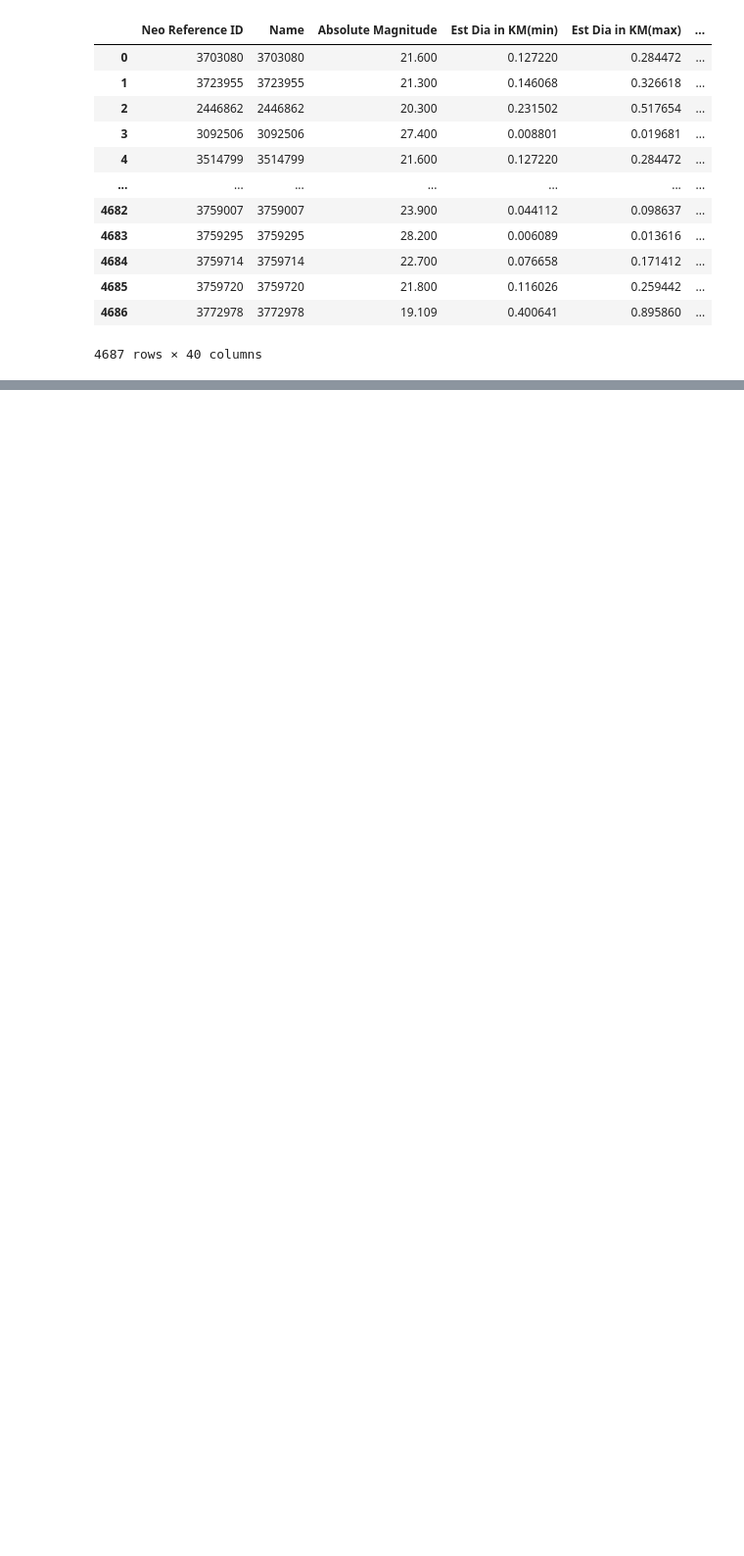
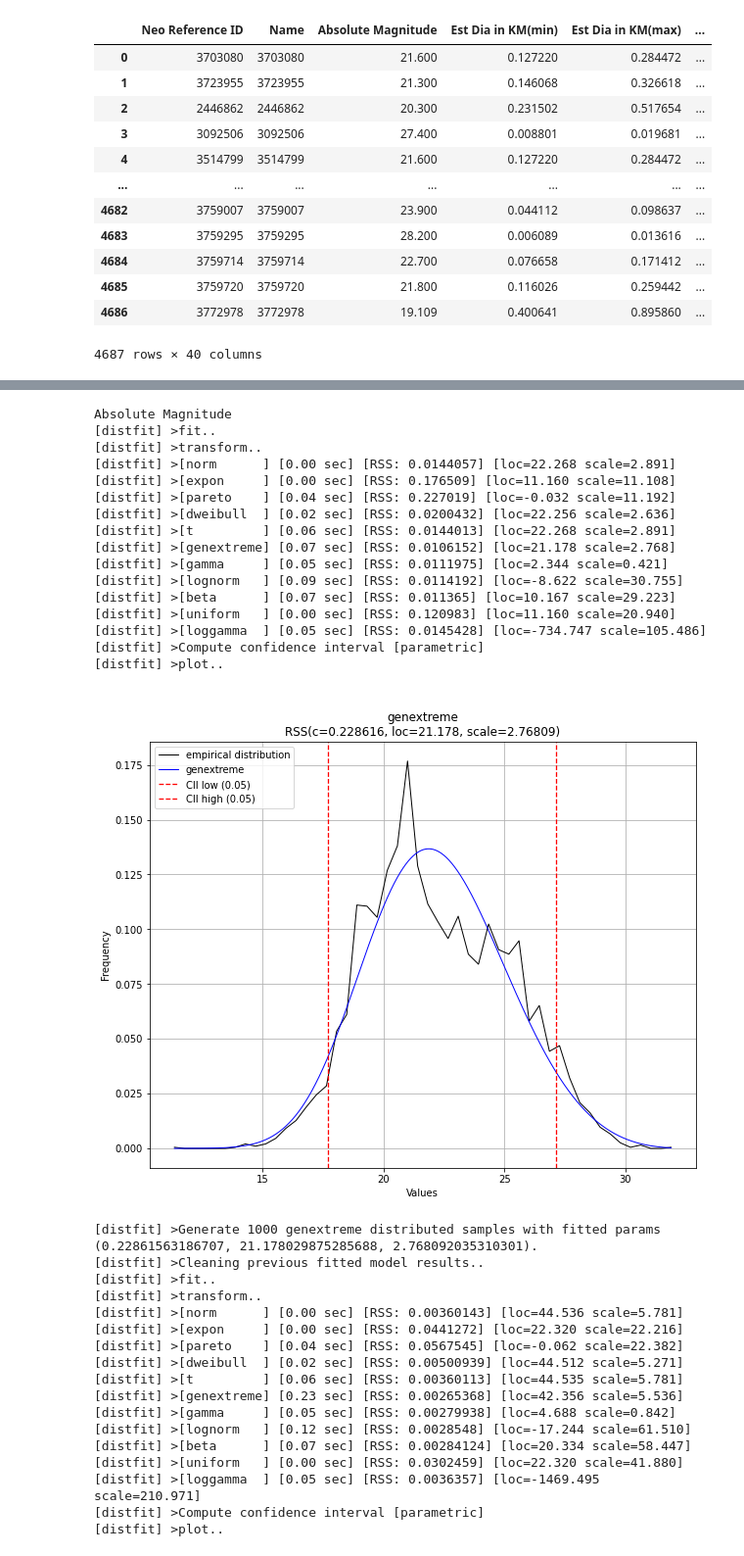
Before and after one commit to thepycoder/asteroid_example, a Jupyter notebook: experimentation/test_json.ipynb, the cells around one changed output, grey strips where cells are left out. Shown at 98% size. Saved outputs shown, nothing was run; the diff lists cells and outputs as text; code cells hidden in the pictures; blank space fills up the shorter version.

```diff
--- a/experimentation/test_json.ipynb
+++ b/experimentation/test_json.ipynb
@@ -48,0 +74,62 @@ b'{"y":[1.0000041723251343]}'
+# %%
+import matplotlib.pyplot as plt
+from distfit import distfit
+
+dist = distfit(todf=True)
+# %%
+synthetic_data = dict()
+synthetic_data_drift = dict()
+
+selected_columns = ['Absolute Magnitude', 'avg_dia', 'Relative Velocity km per hr', 'Miss Dist.(kilometers)', 'Orbit Uncertainity',
+                    'Minimum Orbit Intersection', 'Jupiter Tisserand Invariant', 'Epoch Osculation', 'Eccentricity', 'Semi Major Axis',
+                    'Inclination', 'Asc Node Longitude', 'Orbital Period', 'Perihelion Distance', 'Perihelion Arg',
+                    'Aphelion Dist', 'Perihelion Time', 'Mean Anomaly', 'Mean Motion', 'Est Dia in KM(min)', 'Est Dia in KM(max)']
+df['avg_dia'] = df[['Est Dia in KM(min)', 'Est Dia in KM(max)']].mean(axis=1)
+
+for column in selected_columns:
+    print(column)
+    results = dist.fit_transform(df.loc[:, column])
+    dist.plot()
+    plt.show()
+    synthetic_data[column] = dist.generate(n=1000)
+    if column in ['Absolute Magnitude', 'Minimum Orbit Intersection']:
+        # Introduce drift in most important parameters
+        results = dist.fit_transform(df.loc[:, column] * 2)
+        dist.plot()
+        plt.show()
+    synthetic_data_drift[column] = dist.generate(n=1000)
+# %% [output]
+Absolute Magnitude
+[distfit] >fit..
+[distfit] >transform..
+[distfit] >[norm      ] [0.00 sec] [RSS: 0.0144057] [loc=22.268 scale=2.891]
+[distfit] >[expon     ] [0.00 sec] [RSS: 0.176509] [loc=11.160 scale=11.108]
+[distfit] >[pareto    ] [0.04 sec] [RSS: 0.227019] [loc=-0.032 scale=11.192]
+[distfit] >[dweibull  ] [0.02 sec] [RSS: 0.0200432] [loc=22.256 scale=2.636]
+[distfit] >[t         ] [0.06 sec] [RSS: 0.0144013] [loc=22.268 scale=2.891]
+[distfit] >[genextreme] [0.07 sec] [RSS: 0.0106152] [loc=21.178 scale=2.768]
+[distfit] >[gamma     ] [0.05 sec] [RSS: 0.0111975] [loc=2.344 scale=0.421]
+[distfit] >[lognorm   ] [0.09 sec] [RSS: 0.0114192] [loc=-8.622 scale=30.755]
+[distfit] >[beta      ] [0.07 sec] [RSS: 0.011365] [loc=10.167 scale=29.223]
+[distfit] >[uniform   ] [0.00 sec] [RSS: 0.120983] [loc=11.160 scale=20.940]
+[distfit] >[loggamma  ] [0.05 sec] [RSS: 0.0145428] [loc=-734.747 scale=105.486]
+[distfit] >Compute confidence interval [parametric]
+[distfit] >plot..
+[figure, added]
+[distfit] >Generate 1000 genextreme distributed samples with fitted params (0.22861563186707, 21.178029875285688, 2.768092035310301).
+[distfit] >Cleaning previous fitted model results..
+[distfit] >fit..
+[distfit] >transform..
+[distfit] >[norm      ] [0.00 sec] [RSS: 0.00360143] [loc=44.536 scale=5.781]
+[distfit] >[expon     ] [0.00 sec] [RSS: 0.0441272] [loc=22.320 scale=22.216]
+[distfit] >[pareto    ] [0.04 sec] [RSS: 0.0567545] [loc=-0.062 scale=22.382]
+[distfit] >[dweibull  ] [0.02 sec] [RSS: 0.00500939] [loc=44.512 scale=5.271]
+[distfit] >[t         ] [0.06 sec] [RSS: 0.00360113] [loc=44.535 scale=5.781]
+[distfit] >[genextreme] [0.23 sec] [RSS: 0.00265368] [loc=42.356 scale=5.536]
+[distfit] >[gamma     ] [0.05 sec] [RSS: 0.00279938] [loc=4.688 scale=0.842]
+[distfit] >[lognorm   ] [0.12 sec] [RSS: 0.0028548] [loc=-17.244 scale=61.510]
+[distfit] >[beta      ] [0.07 sec] [RSS: 0.00284124] [loc=20.334 scale=58.447]
+[distfit] >[uniform   ] [0.00 sec] [RSS: 0.0302459] [loc=22.320 scale=41.880]
+[distfit] >[loggamma  ] [0.05 sec] [RSS: 0.0036357] [loc=-1469.495 scale=210.971]
+[distfit] >Compute confidence interval [parametric]
+[distfit] >plot..
```
Also changed, not shown: parts of 12 cells of this notebook, 5 other files.
